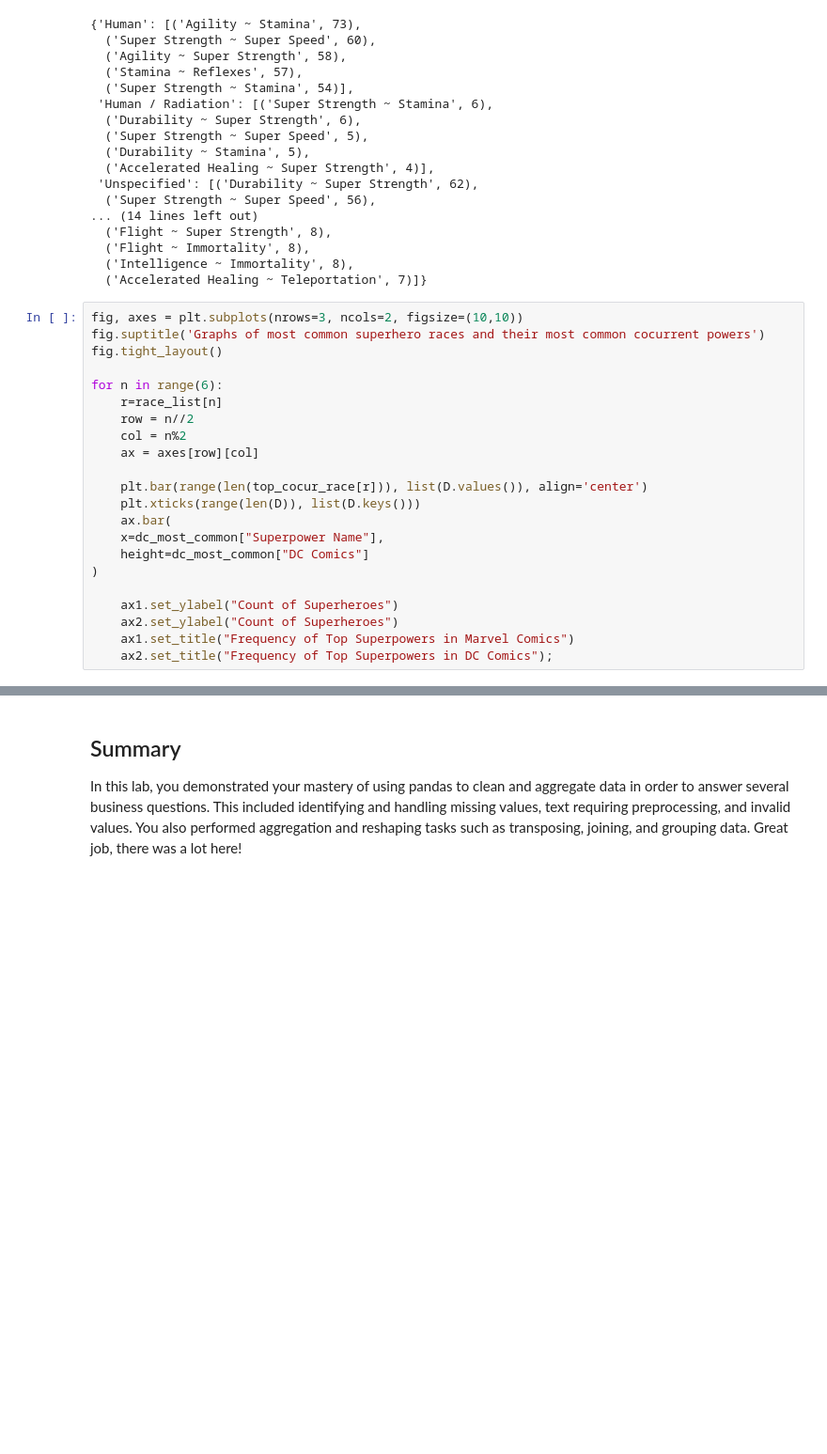
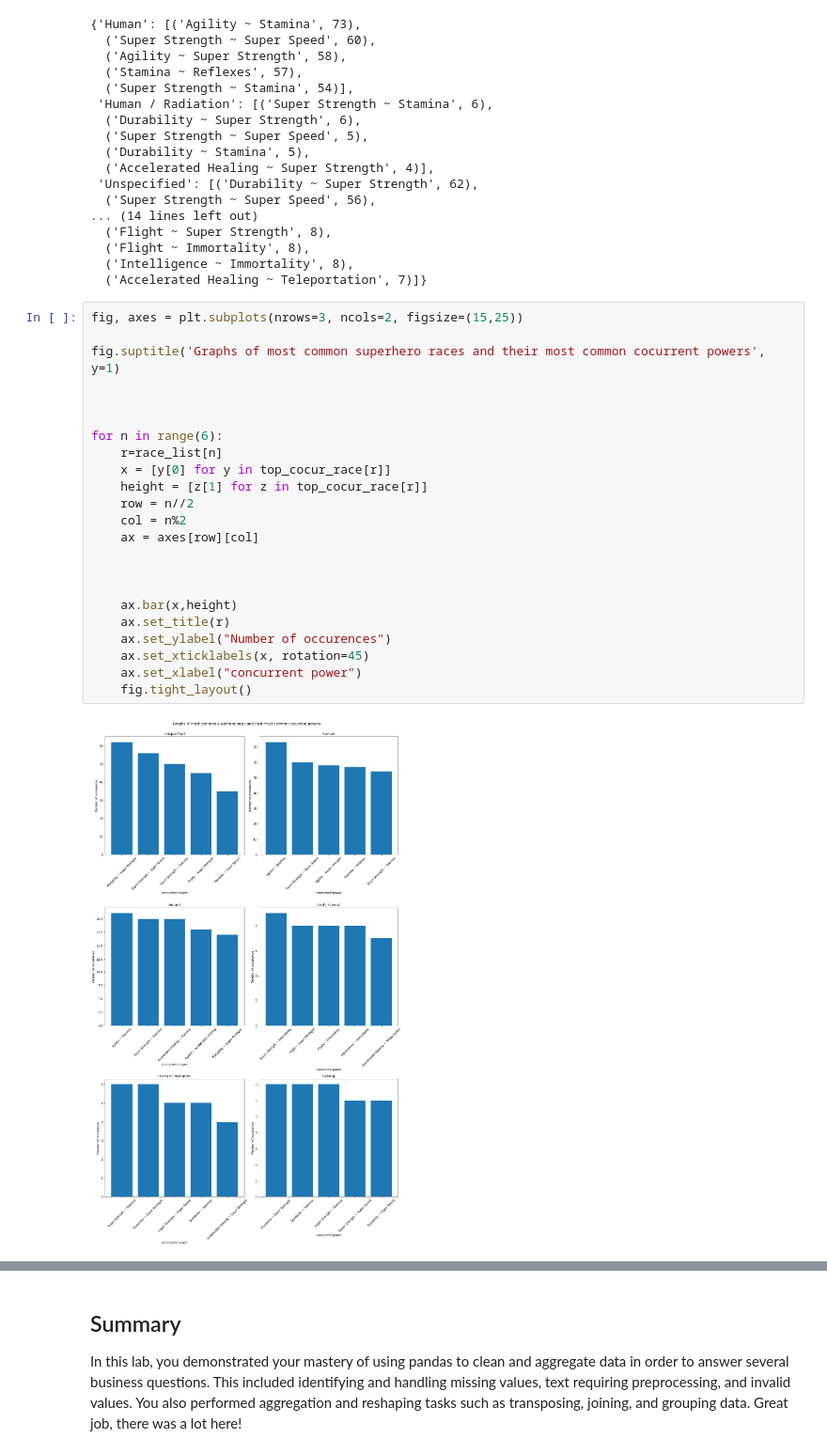
Before and after one commit to jimp93/dsc-pandas-data-cleaning-lab, a Jupyter notebook: index.ipynb, the cells around one changed output, grey strips where cells are left out. Shown at 94% size. Drawn from its saved outputs; the diff is of its cells as text; blank space fills up the shorter version.

```diff
--- a/index.ipynb
+++ b/index.ipynb
@@ -1169,24 +1179,27 @@ top_cocur_race
   ('Intelligence ~ Immortality', 8),
   ('Accelerated Healing ~ Teleportation', 7)]}
 # %%
-fig, axes = plt.subplots(nrows=3, ncols=2, figsize=(10,10))
-fig.suptitle('Graphs of most common superhero races and their most common cocurrent powers')
-fig.tight_layout()
+fig, axes = plt.subplots(nrows=3, ncols=2, figsize=(15,25))
+
+fig.suptitle('Graphs of most common superhero races and their most common cocurrent powers', y=1)
+
+
 
 for n in range(6):
     r=race_list[n]
+    x = [y[0] for y in top_cocur_race[r]]
+    height = [z[1] for z in top_cocur_race[r]]
     row = n//2
     col = n%2
     ax = axes[row][col]
 
-    plt.bar(range(len(top_cocur_race[r])), list(D.values()), align='center')
-    plt.xticks(range(len(D)), list(D.keys()))
-    ax.bar(
-    x=dc_most_common["Superpower Name"],
-    height=dc_most_common["DC Comics"]
-)
 
-    ax1.set_ylabel("Count of Superheroes")
-    ax2.set_ylabel("Count of Superheroes")
-    ax1.set_title("Frequency of Top Superpowers in Marvel Comics")
-    ax2.set_title("Frequency of Top Superpowers in DC Comics");
+
+    ax.bar(x,height)
+    ax.set_title(r)
+    ax.set_ylabel("Number of occurences")
+    ax.set_xticklabels(x, rotation=45)
+    ax.set_xlabel("concurrent power")
+    fig.tight_layout()
+# %% [output]
+[figure, added]
```
Also changed, not shown: parts of 7 cells of this notebook.
